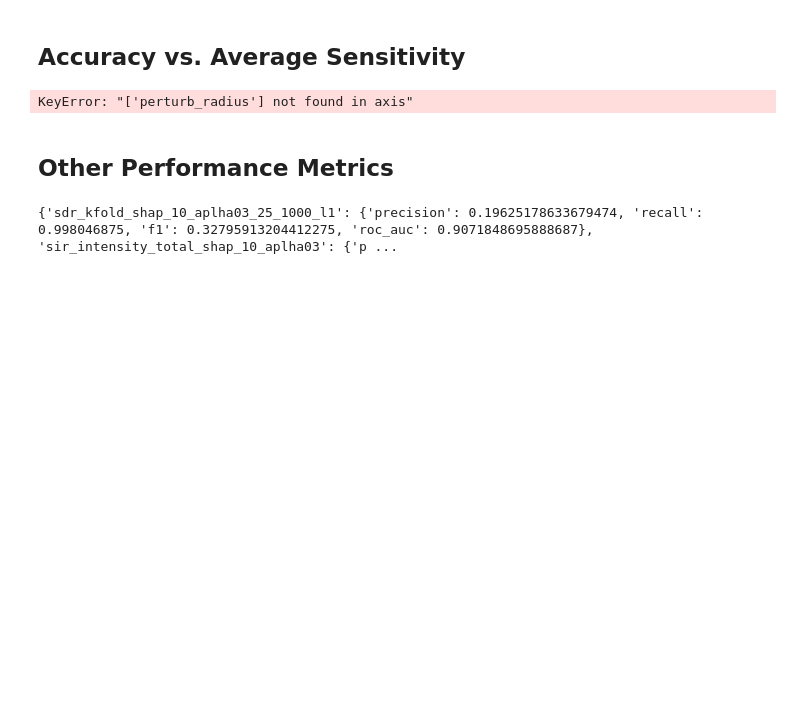
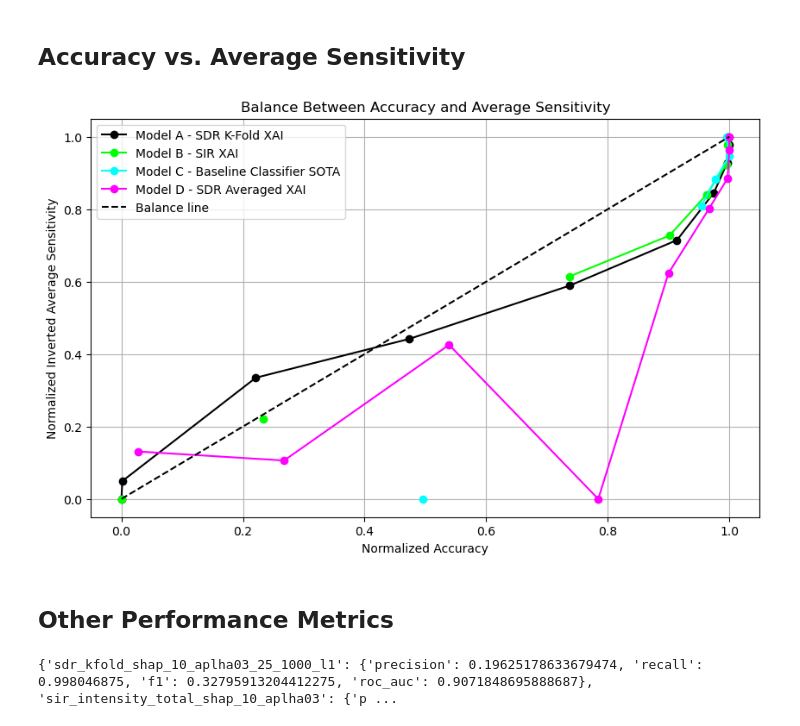
Before and after one commit to myanacondadonttt/RoofNetXAI, a Jupyter notebook: Notebooks/Analysis Robustness Main Past.ipynb, the cells around one changed output. Drawn from its saved outputs; the diff is of its cells as text; code cells hidden in the pictures; blank space fills up the shorter version.

```diff
--- a/Notebooks/Analysis Robustness Main Past.ipynb
+++ b/Notebooks/Analysis Robustness Main Past.ipynb
@@ -1310,7 +1330,7 @@ from sklearn.preprocessing import MinMaxScaler
 
 # Load the data
 df_accuracy = pd.read_csv('/Users/Lisa/Desktop/Master Thesis/RoofNetXAI/Notebooks/past_values_10_03_new/average_accuracies_imbalanced.csv')
-df_sensitivity = pd.read_csv('/Users/Lisa/Desktop/Master Thesis/RoofNetXAI/Notebooks/past_values_10_03_new/avg_sensitivities_100.csv')
+df_sensitivity = pd.read_csv('/Users/Lisa/Desktop/Master Thesis/RoofNetXAI/Notebooks/past_values_10_03_new/avg_sensitivities_100_100.csv')
 
 
 
@@ -1320,34 +1340,34 @@ df_accuracy_normalized = scaler.fit_transform(df_accuracy.drop(['r_value'], axis
 df_sensitivity_normalized = 1 -  scaler.fit_transform(df_sensitivity.drop(['perturb_radius'], axis=1))
 
 # Adding normalized data back to the dataframes
 df_accuracy[df_accuracy.columns[:-1]] = df_accuracy_normalized  # Exclude the 'r_value' column
 df_sensitivity[df_sensitivity.columns[:-1]] = df_sensitivity_normalized  # Exclude the 'perturb_radius' column
 
 # Merge dataframes by index
 df_merged = pd.merge(df_accuracy, df_sensitivity, left_index=True, right_index=True)
 
 # Plotting
 plt.figure(figsize=(10, 6))
 
 # Use the model names and color mapping
 for model_key in model_names.keys():
     plt.plot(
         df_merged[model_key + '_x'],
         df_merged[model_key + '_y'],
         label=model_names[model_key],
         color=get_model_color(model_key),
         marker='o'
     )
 # Add diagonal line to show balance
 plt.plot([0, 1], [0, 1], 'k--', label='Balance line')
 plt.xlabel('Normalized Accuracy')
 plt.ylabel('Normalized Inverted Average Sensitivity')
 plt.title('Balance Between Accuracy and Average Sensitivity')
 plt.legend()
 plt.grid(True)
 plt.show()
 # %% [output]
-KeyError: "['perturb_radius'] not found in axis"
+[figure, added]
 # %% [markdown]
 ## Other Performance Metrics
 # %%
```
Also changed, not shown: parts of 13 cells of this notebook.
